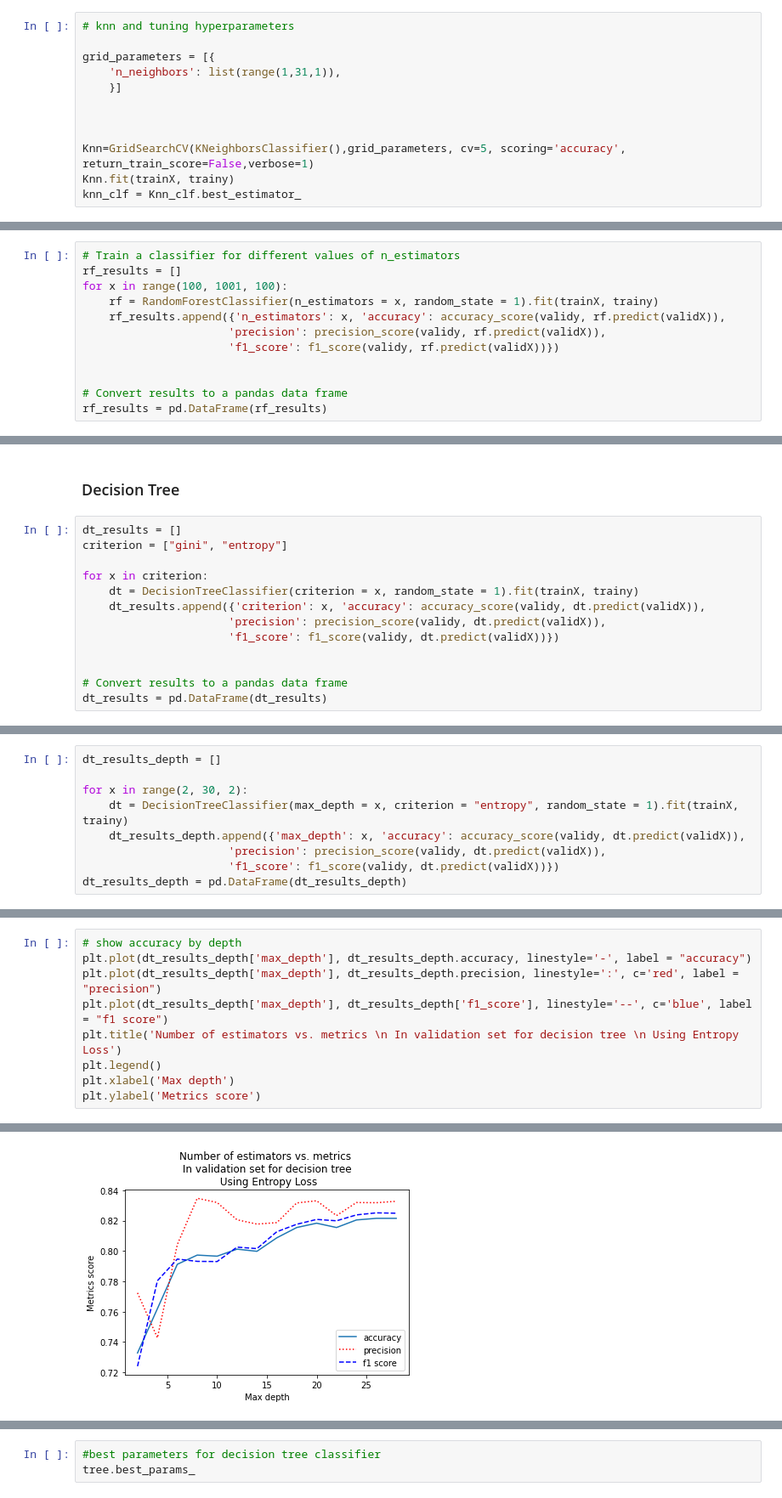
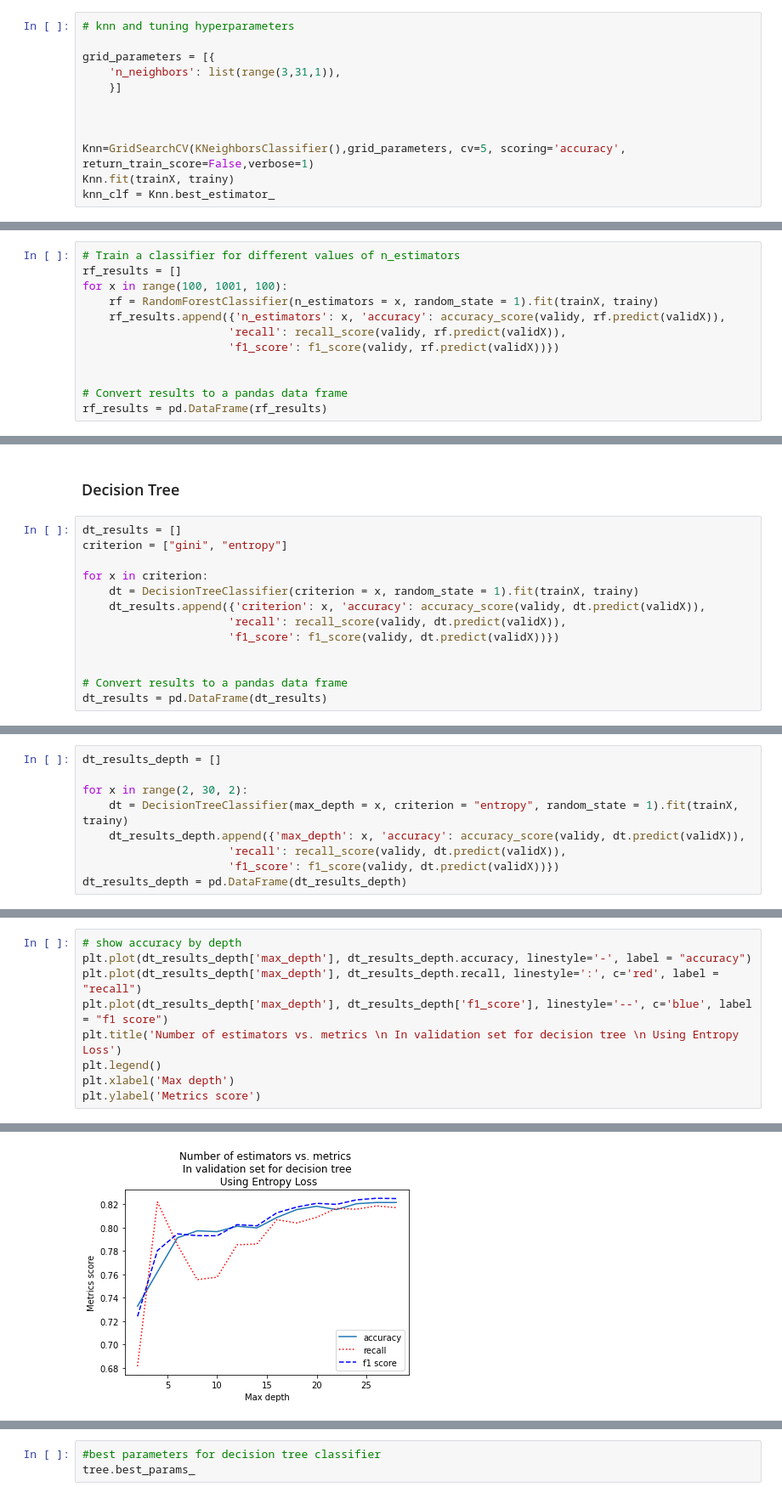
Before and after one commit to Fatemeh-Khosravi/Customer-Churn-Prediction, a Jupyter notebook: ADS505-FinalProject-ChrunPrediction.ipynb, the cells around one changed output, grey strips where cells are left out. Shown: that part at 85% size. Cells and saved outputs as stored; diff of their text form.

```diff
--- a/ADS505-FinalProject-ChrunPrediction.ipynb
+++ b/ADS505-FinalProject-ChrunPrediction.ipynb
@@ -479,12 +482,12 @@ Text(0, 0.5, 'Metrics score')
 # knn and tuning hyperparameters
 
 grid_parameters = [{
-    'n_neighbors': list(range(1,31,1)),
+    'n_neighbors': list(range(3,31,1)),
     }]
 
 
 
 Knn=GridSearchCV(KNeighborsClassifier(),grid_parameters, cv=5, scoring='accuracy', return_train_score=False,verbose=1)
 Knn.fit(trainX, trainy)
-knn_clf = Knn_clf.best_estimator_
+knn_clf = Knn.best_estimator_
 # %% [output]
@@ -531,7 +559,7 @@ rf_results = []
 for x in range(100, 1001, 100):
     rf = RandomForestClassifier(n_estimators = x, random_state = 1).fit(trainX, trainy)
     rf_results.append({'n_estimators': x, 'accuracy': accuracy_score(validy, rf.predict(validX)),
-                      'precision': precision_score(validy, rf.predict(validX)),
+                      'recall': recall_score(validy, rf.predict(validX)),
                       'f1_score': f1_score(validy, rf.predict(validX))})
 
 
@@ -609,7 +662,7 @@ criterion = ["gini", "entropy"]
 for x in criterion:
     dt = DecisionTreeClassifier(criterion = x, random_state = 1).fit(trainX, trainy)
     dt_results.append({'criterion': x, 'accuracy': accuracy_score(validy, dt.predict(validX)),
-                      'precision': precision_score(validy, dt.predict(validX)),
+                      'recall': recall_score(validy, dt.predict(validX)),
                       'f1_score': f1_score(validy, dt.predict(validX))})
 
 
@@ -627,7 +680,7 @@ dt_results_depth = []
 for x in range(2, 30, 2):
     dt = DecisionTreeClassifier(max_depth = x, criterion = "entropy", random_state = 1).fit(trainX, trainy)
     dt_results_depth.append({'max_depth': x, 'accuracy': accuracy_score(validy, dt.predict(validX)),
-                      'precision': precision_score(validy, dt.predict(validX)),
+                      'recall': recall_score(validy, dt.predict(validX)),
                       'f1_score': f1_score(validy, dt.predict(validX))})
 dt_results_depth = pd.DataFrame(dt_results_depth)
 # %%
@@ -651,15 +704,15 @@ dt_results_depth
 # %%
 # show accuracy by depth
 plt.plot(dt_results_depth['max_depth'], dt_results_depth.accuracy, linestyle='-', label = "accuracy")
-plt.plot(dt_results_depth['max_depth'], dt_results_depth.precision, linestyle=':', c='red', label = "precision")
+plt.plot(dt_results_depth['max_depth'], dt_results_depth.recall, linestyle=':', c='red', label = "recall")
 plt.plot(dt_results_depth['max_depth'], dt_results_depth['f1_score'], linestyle='--', c='blue', label = "f1 score")
 plt.title('Number of estimators vs. metrics \n In validation set for decision tree \n Using Entropy Loss')
 plt.legend()
 plt.xlabel('Max depth')
 plt.ylabel('Metrics score')
 # %% [output]
 Text(0, 0.5, 'Metrics score')
-[figure, old version]
+[figure, new version]
 # %%
 # decisin tree tuning hyperparameters
 
```
Also changed, not shown: parts of 33 cells of this notebook.
